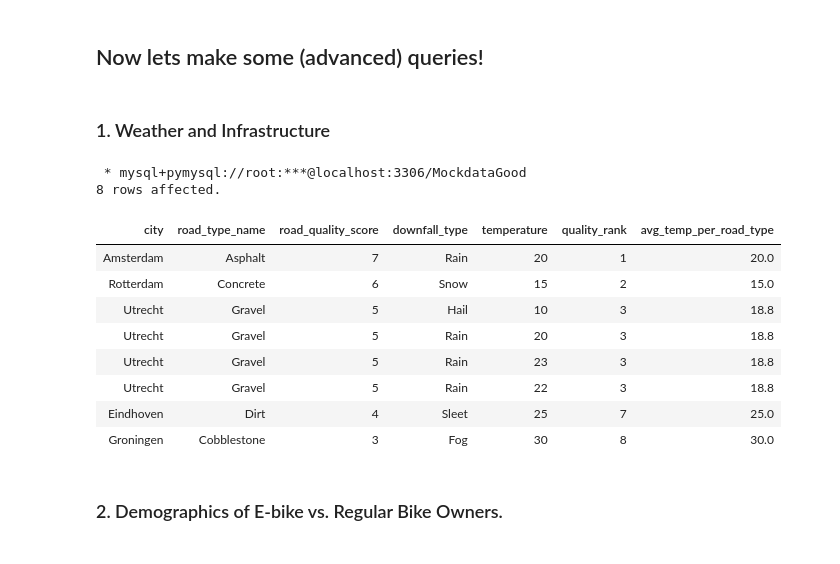
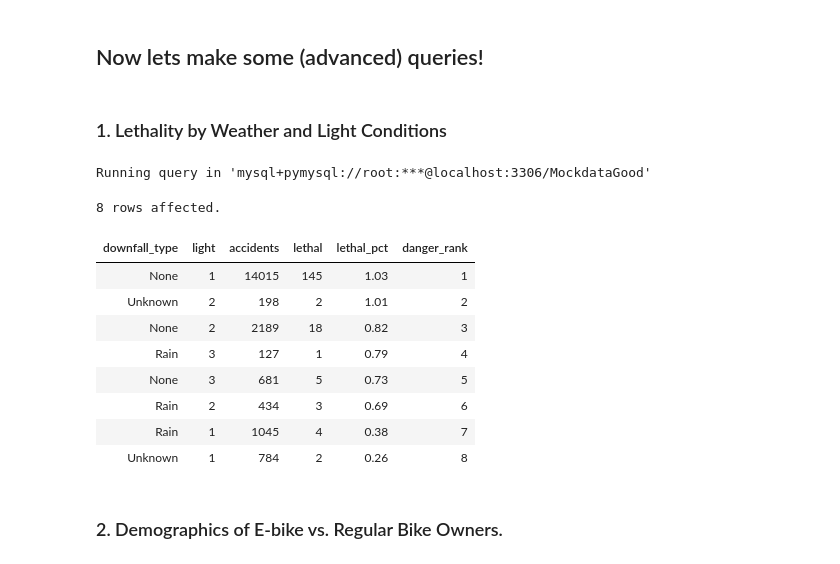
Before and after one commit to almadav0010/Databases_BikeAccidents, a Jupyter notebook: Week3/input_data.ipynb, the cells around one changed output. Drawn from its saved outputs; the diff is of its cells as text; code cells hidden in the pictures.

```diff
--- a/Week3/input_data.ipynb
+++ b/Week3/input_data.ipynb
@@ -475,44 +485,42 @@ print(f"{links_added} cyclist-accident records added")
 # %% [markdown]
 ## Now lets make some (advanced) queries!
 # %% [markdown]
-### 1. Weather and Infrastructure
+### 1. Lethality by Weather and Light Conditions
 # %%
 %%sql
-WITH AccidentStats AS (
+WITH lethalStats AS (
     SELECT
-        l.city,
-        l.road_quality_score,
-        rt.type AS road_type_name,
-        rt.rain_effect_score,
-        a.temperature,
-        dt.type AS downfall_type
+        COALESCE(dt.type, 'Unknown') AS downfall_type,
+        a.light,
+        COUNT(*) AS accidents,
+        SUM(a.severity = 'Lethal') AS lethal
     FROM Accident a
-    JOIN Location l ON a.location = l.placeID
-    JOIN RoadType rt ON l.road_type = rt.roadTypeID
-    JOIN DownfallType dt ON a.downfall = dt.downfallTypeID
+    LEFT JOIN DownfallType dt ON a.downfall = dt.downfallTypeID
+    WHERE a.bron_id is NOT NULL
+    GROUP BY dt.type, a.light
+    HAVING COUNT(*)>=100
 )
 SELECT
-    city,
-    road_type_name,
-    road_quality_score,
     downfall_type,
-    temperature,
-    RANK() OVER (ORDER BY road_quality_score DESC) AS quality_rank,
-    ROUND(AVG(temperature) OVER (PARTITION BY road_type_name), 1) AS avg_temp_per_road_type
-FROM AccidentStats
-ORDER BY quality_rank;
+    light,
+    accidents,
+    lethal,
+    ROUND(100*lethal/accidents, 2) AS lethal_pct,
+    RANK() OVER(ORDER BY lethal/accidents DESC) AS danger_rank
+FROM lethalStats
+ORDER BY danger_rank;
 # %% [output]
- * mysql+pymysql://root:***@localhost:3306/MockdataGood
-8 rows affected.
+Running query in 'mysql+pymysql://root:***@localhost:3306/MockdataGood'
+8 rows affected.
-| city | road_type_name | road_quality_score | downfall_type | temperature | quality_rank | avg_temp_per_road_type |
-| Amsterdam | Asphalt | 7 | Rain | 20 | 1 | 20.0 |
-| Rotterdam | Concrete | 6 | Snow | 15 | 2 | 15.0 |
-| Utrecht | Gravel | 5 | Hail | 10 | 3 | 18.8 |
-| Utrecht | Gravel | 5 | Rain | 20 | 3 | 18.8 |
-| Utrecht | Gravel | 5 | Rain | 23 | 3 | 18.8 |
-| Utrecht | Gravel | 5 | Rain | 22 | 3 | 18.8 |
-| Eindhoven | Dirt | 4 | Sleet | 25 | 7 | 25.0 |
-| Groningen | Cobblestone | 3 | Fog | 30 | 8 | 30.0 |
+| downfall_type | light | accidents | lethal | lethal_pct | danger_rank |
+| None | 1 | 14015 | 145 | 1.03 | 1 |
+| Unknown | 2 | 198 | 2 | 1.01 | 2 |
+| None | 2 | 2189 | 18 | 0.82 | 3 |
+| Rain | 3 | 127 | 1 | 0.79 | 4 |
+| None | 3 | 681 | 5 | 0.73 | 5 |
+| Rain | 2 | 434 | 3 | 0.69 | 6 |
+| Rain | 1 | 1045 | 4 | 0.38 | 7 |
+| Unknown | 1 | 784 | 2 | 0.26 | 8 |
 # %% [markdown]
 ### 2. Demographics of E-bike vs. Regular Bike Owners.
 # %%
```
Also changed, not shown: parts of 9 cells of this notebook, 2 other files.
